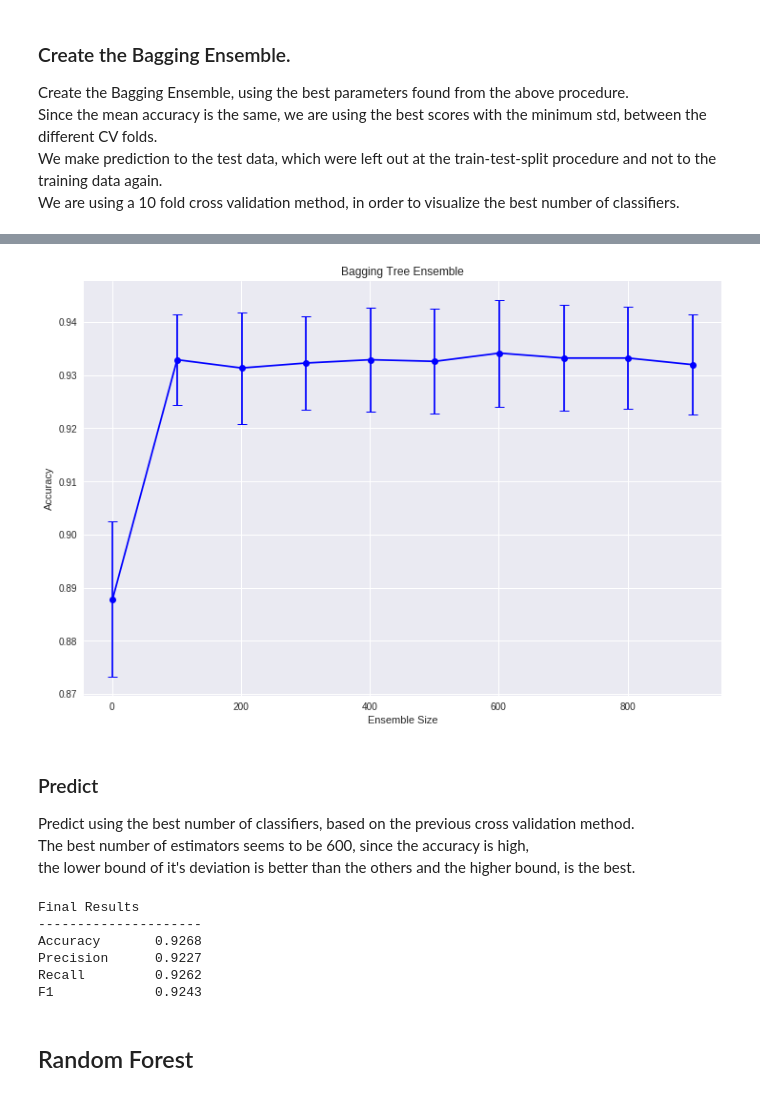
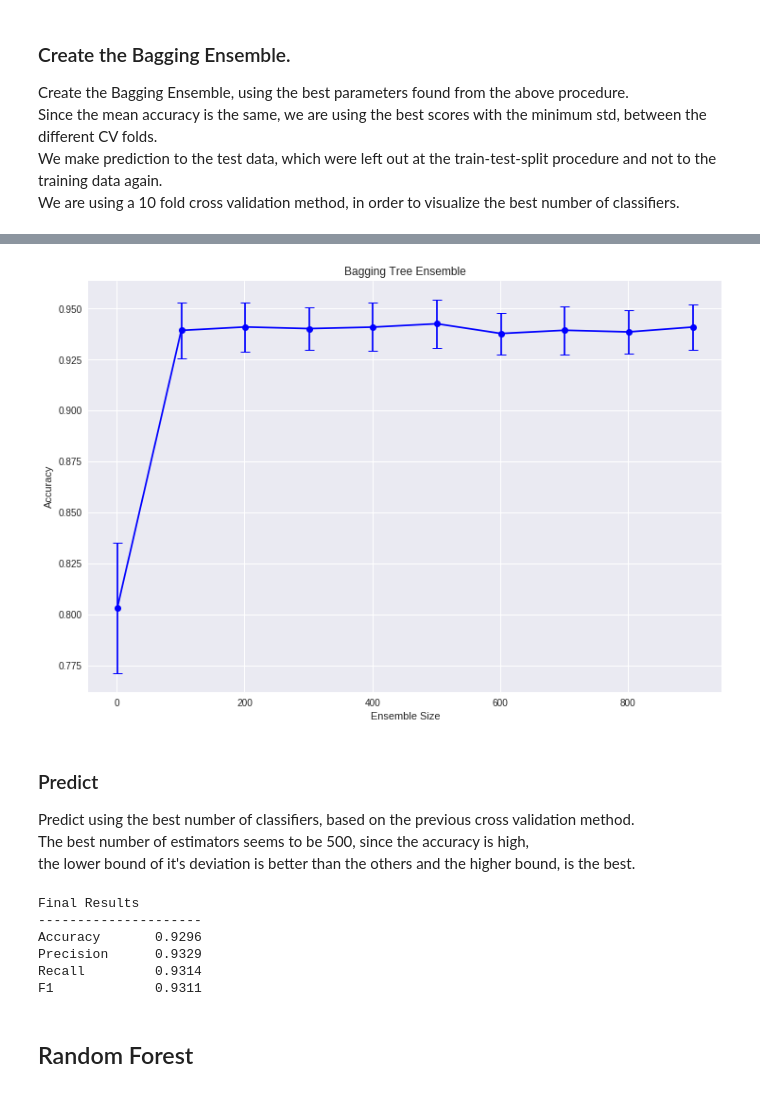
Before and after one commit to Adamantios/Ensembles-CSL-Imb_Learning-Models_Comparison, a Jupyter notebook: PartA.ipynb, the cells around one changed output, grey strips where cells are left out. Drawn from its saved outputs; the diff is of its cells as text; code cells hidden in the pictures.

```diff
--- a/PartA.ipynb
+++ b/PartA.ipynb
@@ -4581,9 +4573,9 @@ Run a Random Search using 10 fold cross validation, for the classifier which wil
 
 # Specify parameters and distributions to sample from
 # and candidates to be created.
-param_dist = {'max_depth': sp_randint(1, 30),
-              'max_features': sp_randint(1, X.shape[1]),
-              'min_samples_split': sp_randint(2, X.shape[0] / 2),
+param_dist = {'max_depth': sp_randint(1, 80),
+              'max_features': sp_randint(1, X_train.shape[1]),
+              'min_samples_split': sp_randint(2, X_train.shape[0] / 2),
               'criterion': ['gini', 'entropy']}
 candidates = 200
 
@@ -4618,9 +4610,9 @@ Parameters: {'criterion': 'entropy', 'max_depth': 21, 'max_features': 17, 'min_s
 Run a Grid search, using 10 fold cross validation for the area around the best results found with the Random Search.
 # %%
 # Specify parameter_grid for the search.
-param_grid = {'max_depth': range(19, 23),
-              'max_features': range(15, 18),
-              'min_samples_split': range(65, 75),
+param_grid = {'max_depth': range(10, 16),
+              'max_features': range(22, 28),
+              'min_samples_split': range(10, 14),
               'criterion': ['gini', 'entropy']}
 
 # Run a grid search CV.
@@ -4659,10 +4658,10 @@ We are using a 10 fold cross validation method, in order to visualize the best n
 # %%
 
 # Add best values for the classifier.
-clf.max_depth = 20
-clf.max_features = 17
-clf.min_samples_split = 69
-clf.criterion = 'entropy'
+clf.max_depth = 15
+clf.max_features = 24
+clf.min_samples_split = 12
+clf.criterion = 'gini'
 
 # Plot accuracy vs number of estimators.
 estimators_vs_acc(clf, X_train, y_train, estimators_array=range(1, 1000, 100))
@@ -4690,12 +4689,12 @@ estimators_vs_acc(clf, X_train, y_train, estimators_array=range(1, 1000, 100))
-[figure, old version]
+[figure, new version]
 # %% [markdown]
 ### Predict
 Predict using the best number of classifiers, based on the previous cross validation method.
-The best number of estimators seems to be 600, since the accuracy is high,
+The best number of estimators seems to be 500, since the accuracy is high,
 the lower bound of it's deviation is better than the others and the higher bound, is the best.
 # %%
 # Create the bagging classifier.
-bg_clf = BaggingClassifier(base_estimator=clf, n_estimators=600, random_state=0)
+bg_clf = BaggingClassifier(base_estimator=clf, n_estimators=500, random_state=0)
 
 # Fit and predict.
 bg_clf.fit(X_train, y_train)
@@ -4706,10 +4705,10 @@ full_report(y_test, y_pred)
 # %% [output]
 Final Results
 ---------------------
-Accuracy       0.9268
-Precision      0.9227
-Recall         0.9262
-F1             0.9243
+Accuracy       0.9296
+Precision      0.9329
+Recall         0.9314
+F1             0.9311
 # %% [markdown]
 ## Random Forest
 # %%
```
Also changed, not shown: parts of 19 cells of this notebook.
